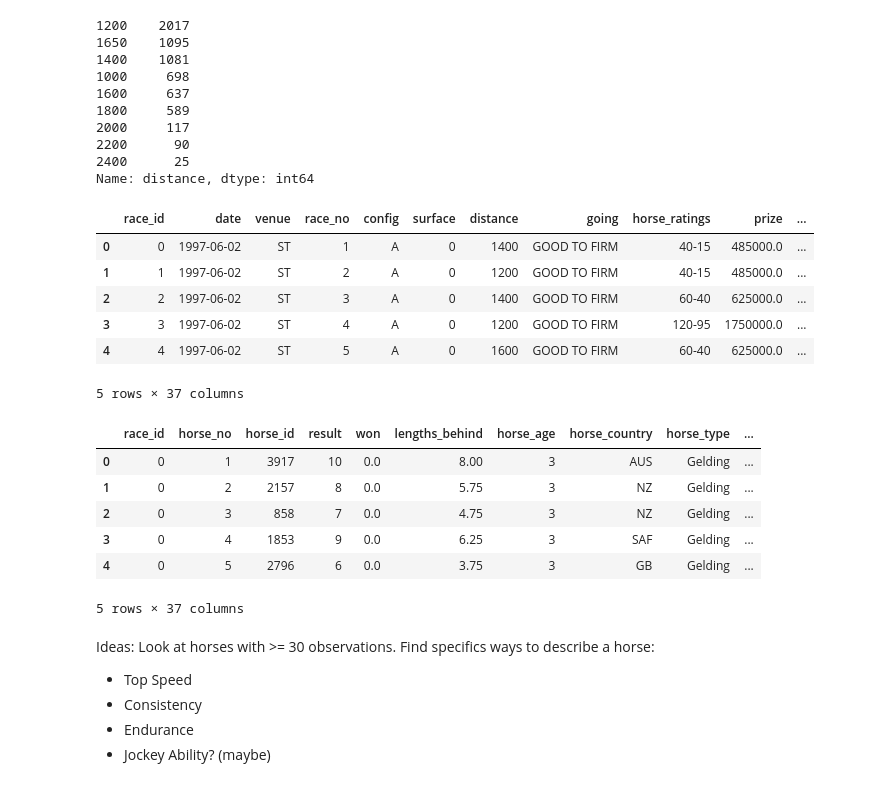
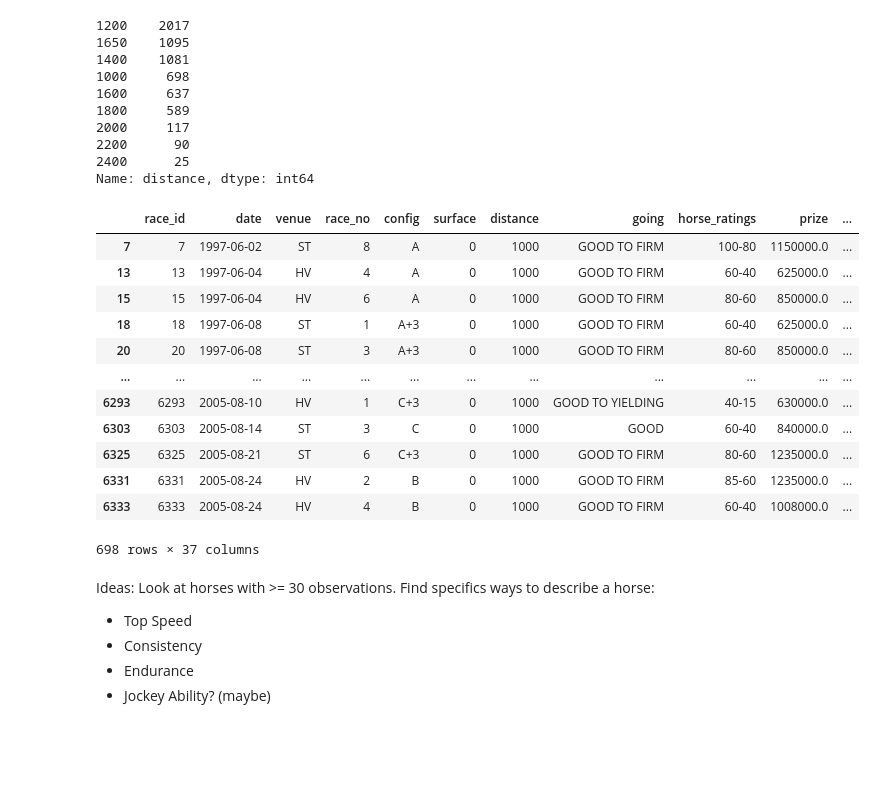
Before and after one commit to Pschnizer/Horse_Racing_Simulator, a Jupyter notebook: ExploratoryAnalysis.ipynb, the cells around one changed output. Cells and saved outputs as stored; diff of their text form; code cells hidden in the pictures; blank space fills up the shorter version.

```diff
--- a/ExploratoryAnalysis.ipynb
+++ b/ExploratoryAnalysis.ipynb
@@ -54,25 +226,23 @@ races['distance'].value_counts()
 2400      25
 Name: distance, dtype: int64
 # %%
-races.head()
+races[races['distance'] == 1000]
 # %% [output]
 |  | race_id | date | venue | race_no | config | surface | distance | going | horse_ratings | prize | ... |
-| 0 | 0 | 1997-06-02 | ST | 1 | A | 0 | 1400 | GOOD TO FIRM | 40-15 | 485000.0 | ... |
-| 1 | 1 | 1997-06-02 | ST | 2 | A | 0 | 1200 | GOOD TO FIRM | 40-15 | 485000.0 | ... |
-| 2 | 2 | 1997-06-02 | ST | 3 | A | 0 | 1400 | GOOD TO FIRM | 60-40 | 625000.0 | ... |
-| 3 | 3 | 1997-06-02 | ST | 4 | A | 0 | 1200 | GOOD TO FIRM | 120-95 | 1750000.0 | ... |
-| 4 | 4 | 1997-06-02 | ST | 5 | A | 0 | 1600 | GOOD TO FIRM | 60-40 | 625000.0 | ... |
+| 7 | 7 | 1997-06-02 | ST | 8 | A | 0 | 1000 | GOOD TO FIRM | 100-80 | 1150000.0 | ... |
+| 13 | 13 | 1997-06-04 | HV | 4 | A | 0 | 1000 | GOOD TO FIRM | 60-40 | 625000.0 | ... |
+| 15 | 15 | 1997-06-04 | HV | 6 | A | 0 | 1000 | GOOD TO FIRM | 80-60 | 850000.0 | ... |
+| 18 | 18 | 1997-06-08 | ST | 1 | A+3 | 0 | 1000 | GOOD TO FIRM | 60-40 | 625000.0 | ... |
+| 20 | 20 | 1997-06-08 | ST | 3 | A+3 | 0 | 1000 | GOOD TO FIRM | 80-60 | 850000.0 | ... |
+| ... | ... | ... | ... | ... | ... | ... | ... | ... | ... | ... | ... |
+| 6293 | 6293 | 2005-08-10 | HV | 1 | C+3 | 0 | 1000 | GOOD TO YIELDING | 40-15 | 630000.0 | ... |
+| 6303 | 6303 | 2005-08-14 | ST | 3 | C | 0 | 1000 | GOOD | 60-40 | 840000.0 | ... |
+| 6325 | 6325 | 2005-08-21 | ST | 6 | C+3 | 0 | 1000 | GOOD TO FIRM | 80-60 | 1235000.0 | ... |
+| 6331 | 6331 | 2005-08-24 | HV | 2 | B | 0 | 1000 | GOOD TO FIRM | 85-60 | 1235000.0 | ... |
+| 6333 | 6333 | 2005-08-24 | HV | 4 | B | 0 | 1000 | GOOD TO FIRM | 60-40 | 1008000.0 | ... |
-5 rows × 37 columns
+698 rows × 37 columns
 # %%
-runs.head()
+#sorted(runs['time3'], reverse=True)
-# %% [output]
-|  | race_id | horse_no | horse_id | result | won | lengths_behind | horse_age | horse_country | horse_type | ... |
-| 0 | 0 | 1 | 3917 | 10 | 0.0 | 8.00 | 3 | AUS | Gelding | ... |
-| 1 | 0 | 2 | 2157 | 8 | 0.0 | 5.75 | 3 | NZ | Gelding | ... |
-| 2 | 0 | 3 | 858 | 7 | 0.0 | 4.75 | 3 | NZ | Gelding | ... |
-| 3 | 0 | 4 | 1853 | 9 | 0.0 | 6.25 | 3 | SAF | Gelding | ... |
-| 4 | 0 | 5 | 2796 | 6 | 0.0 | 3.75 | 3 | GB | Gelding | ... |
-5 rows × 37 columns
 # %% [markdown]
 Ideas:
 Look at horses with >= 30 observations.
```
Also changed, not shown: parts of 12 cells of this notebook, 7 other files.
